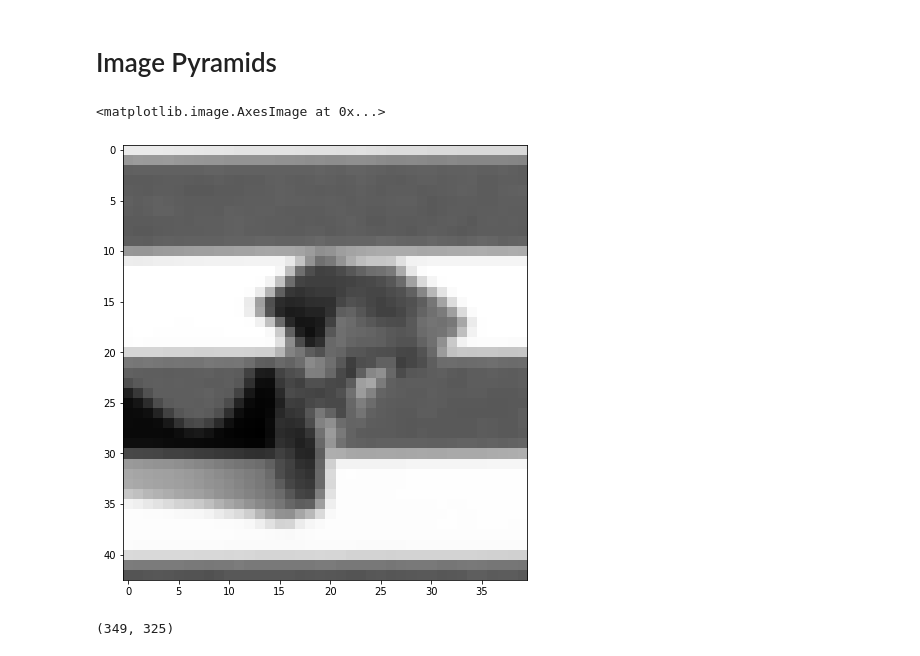
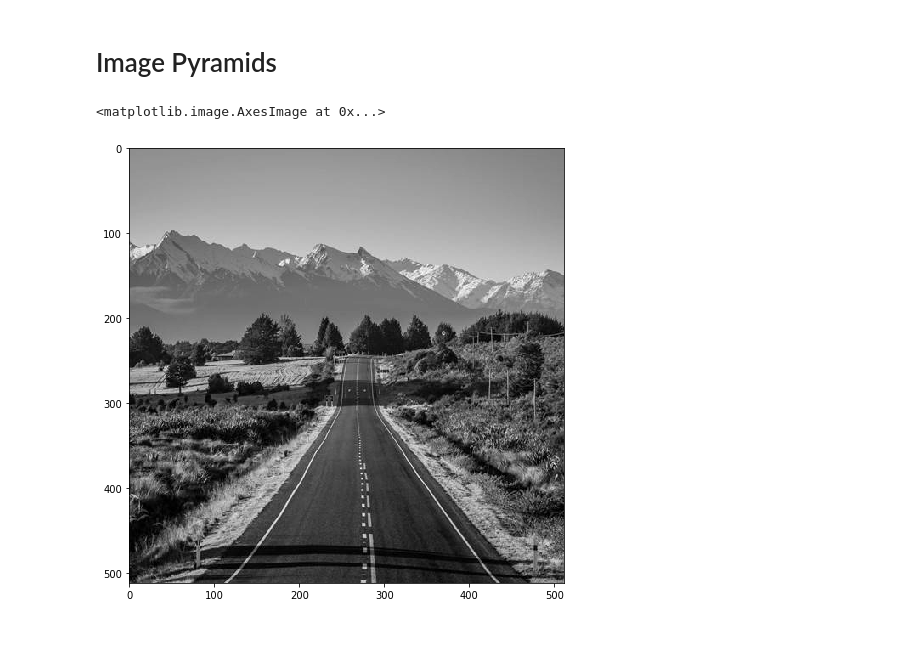
Before and after one commit to JosephGolubchik/cv_e3, a Jupyter notebook: cv_ex3.ipynb, the cells around one changed output. Drawn from its saved outputs; the diff is of its cells as text; code cells hidden in the pictures.

```diff
--- a/cv_ex3.ipynb
+++ b/cv_ex3.ipynb
@@ -138,33 +217,42 @@ print(best)
 def GaussianPyramid(im:np.ndarray, maxLevels:int, filterSize:int):
     pyramids = []
     pyramids.append(im)
+    ker = gauss_row(filterSize)
     for i in range(maxLevels):
         h,w = pyramids[i].shape[:2]
-        temp = cv2.GaussianBlur(pyramids[i],(filterSize,filterSize),0)
-        temp = cv2.resize(temp,(int(w/2),int(h/2)))
-        pyramids.append(temp)
-    return pyramids
+        if(h/2 >= 16):
+            temp = reduce(pyramids[i],filterSize)
+            pyramids.append(temp)
+        else:
+            return pyramids,ker
+    return pyramids,ker
 
 # def LaplacianPyramid(im, maxLevels, filterSize)->(list[np.ndarray],np.ndarray)
 def LaplacianPyramid(im, maxLevels, filterSize):
     pyramids = []
-    gauss_pyr = GaussianPyramid(im,maxLevels,filterSize)
+    gauss_pyr,ker = GaussianPyramid(im,maxLevels,filterSize)
     for i in range(maxLevels-1):
-        h,w = gauss_pyr[i].shape[:2]
-        temp = cv2.resize(gauss_pyr[i+1],(w,h))
+        temp = expand(gauss_pyr[i+1],filterSize)
         temp = gauss_pyr[i] - temp
-        temp = cv2.resize(temp,(int(w/2),int(h/2)))
         pyramids.append(temp)
     pyramids.append(gauss_pyr[maxLevels-1])
-    return pyramids
+    return pyramids, ker
+# %%
+# def LaplacianToImage(lpyr:List[np.ndarray],filter:np.ndarray)->np.ndarray:
+def LaplacianToImage(lpyr,filt)->np.ndarray:
+    maxLevels = len(lpyr)
+    res = lpyr[maxLevels-1]
+    for i in range(1,maxLevels):
+        res = expand(res,filt.shape[0]) + lpyr[maxLevels-i-1]
+    return res
 # %%
-img = cv2.imread('umbrella.jpg',0)
-pyr = GaussianPyramid(img,3,5)
-plt.imshow(pyr[3],'gray')
+img = cv2.imread('road.jpg',0)
+filterSize = 3
+maxLevels = 5
+pyr,_ = GaussianPyramid(img,maxLevels,filterSize)
+pyr2,ker = LaplacianPyramid(img,maxLevels,filterSize)
+l2i = LaplacianToImage(pyr2,ker)
+plt.imshow(l2i,'gray')
 # %% [output]
 <matplotlib.image.AxesImage at 0x...>
-[figure, old version]
+[figure, new version]
-# %%
-img.shape
-# %% [output]
-(349, 325)
```
Also changed, not shown: parts of 17 cells of this notebook, 12 other files.
